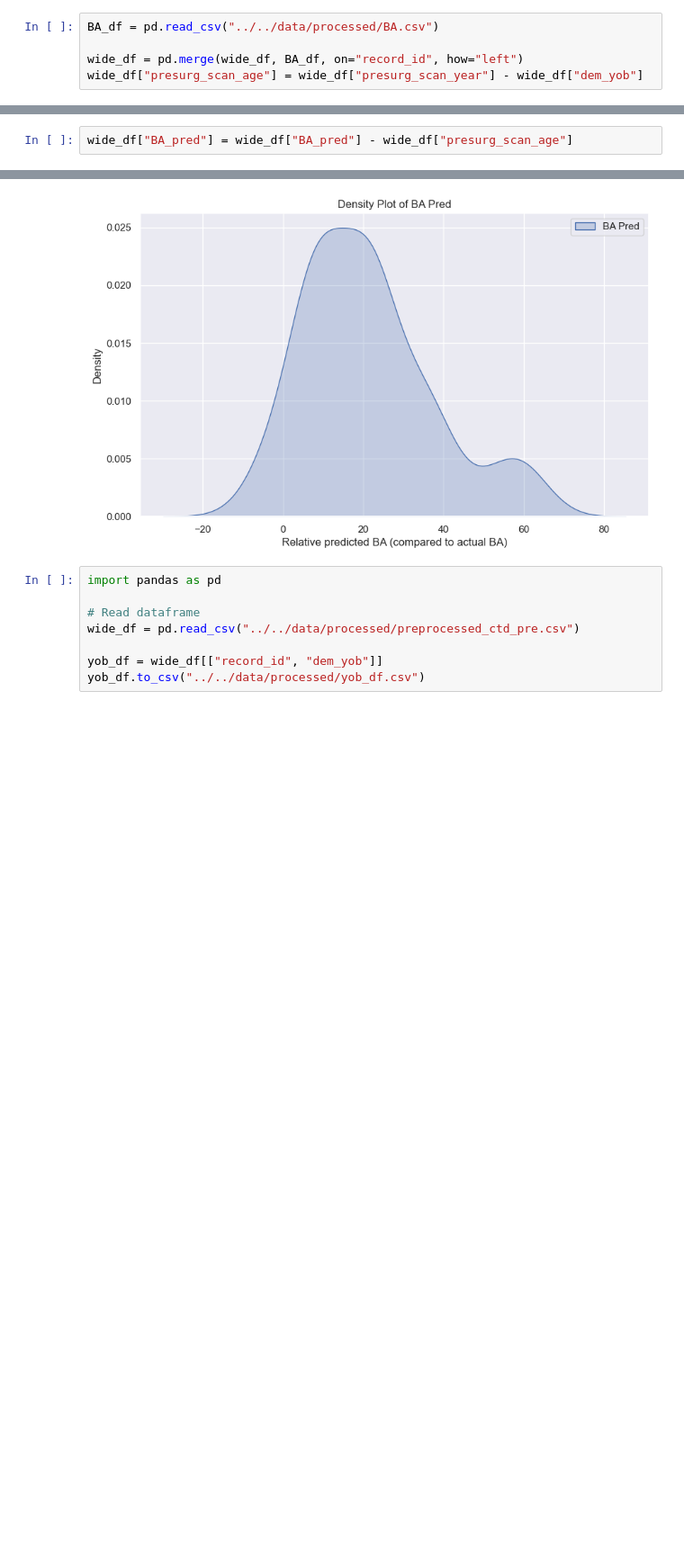
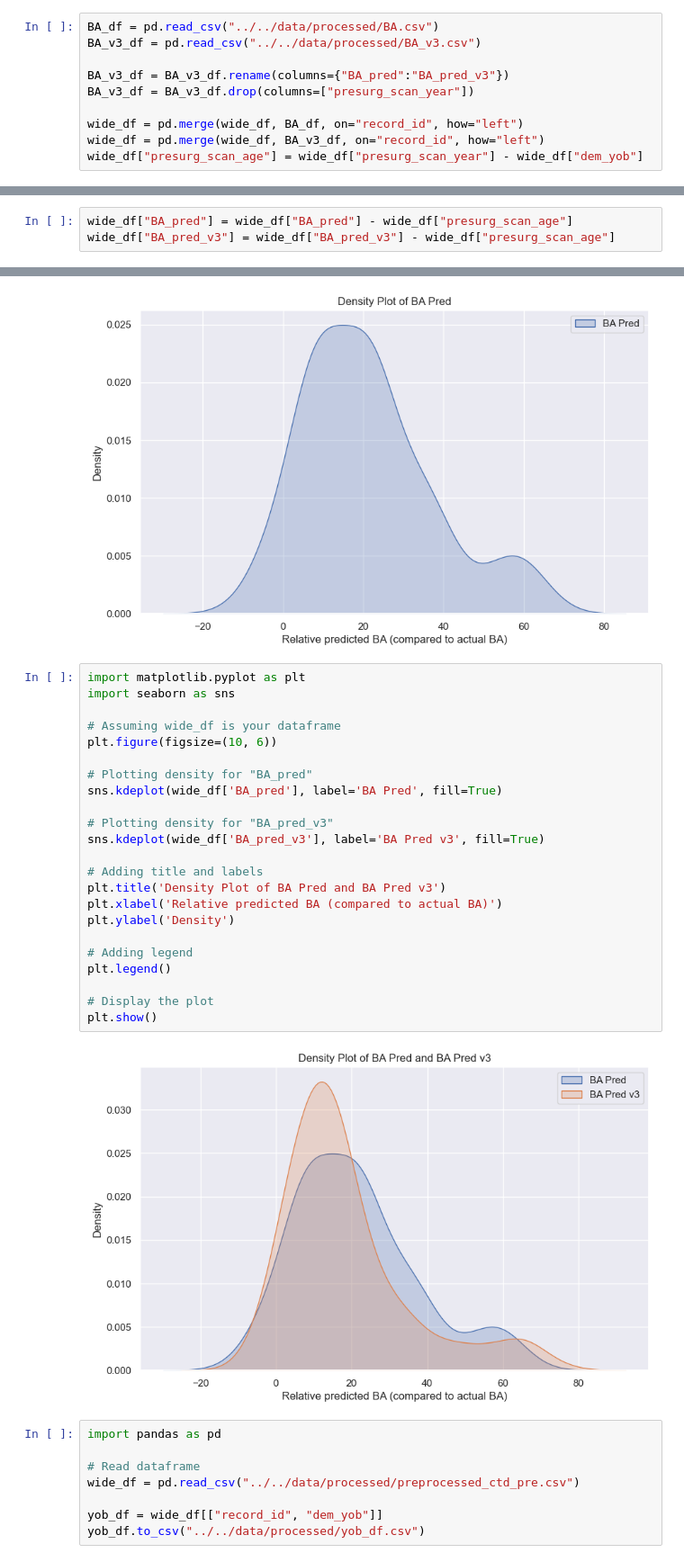
Before and after one commit to AmauryPelzer/Engel-outcome-prediction, a Jupyter notebook: notebooks/1. exploratory/exploratory.ipynb, the cells around one changed output, grey strips where cells are left out. Shown at 90% size. Drawn from its saved outputs; the diff is of its cells as text; blank space fills up the shorter version.

```diff
--- a/notebooks/1. exploratory/exploratory.ipynb
+++ b/notebooks/1. exploratory/exploratory.ipynb
@@ -802,8 +802,13 @@ wide_df[wide_df["epi_icd"]=="G40.109"][["resect_procedure___1", "resect_procedur
 107 rows × 12 columns
 # %%
 BA_df = pd.read_csv("../../data/processed/BA.csv")
+BA_v3_df = pd.read_csv("../../data/processed/BA_v3.csv")
+
+BA_v3_df = BA_v3_df.rename(columns={"BA_pred":"BA_pred_v3"})
+BA_v3_df = BA_v3_df.drop(columns=["presurg_scan_year"])
 
 wide_df = pd.merge(wide_df, BA_df, on="record_id", how="left")
+wide_df = pd.merge(wide_df, BA_v3_df, on="record_id", how="left")
 wide_df["presurg_scan_age"] = wide_df["presurg_scan_year"] - wide_df["dem_yob"]
 # %% [markdown]
 ### Density plot/Histogram of all participants
@@ -924,6 +929,7 @@ plt.show()
 [figure]
 # %%
 wide_df["BA_pred"] = wide_df["BA_pred"] - wide_df["presurg_scan_age"]
+wide_df["BA_pred_v3"] = wide_df["BA_pred_v3"] - wide_df["presurg_scan_age"]
 # %%
 wide_df[["record_id", "np_eval_date", "date_diff_neuropsychological_testing", "resect_date_last"]]
 # %% [output]
@@ -962,6 +968,31 @@ plt.legend()
 plt.show()
 # %% [output]
 [figure]
+# %%
+import matplotlib.pyplot as plt
+import seaborn as sns
+
+# Assuming wide_df is your dataframe
+plt.figure(figsize=(10, 6))
+
+# Plotting density for "BA_pred"
+sns.kdeplot(wide_df['BA_pred'], label='BA Pred', fill=True)
+
+# Plotting density for "BA_pred_v3"
+sns.kdeplot(wide_df['BA_pred_v3'], label='BA Pred v3', fill=True)
+
+# Adding title and labels
+plt.title('Density Plot of BA Pred and BA Pred v3')
+plt.xlabel('Relative predicted BA (compared to actual BA)')
+plt.ylabel('Density')
+
+# Adding legend
+plt.legend()
+
+# Display the plot
+plt.show()
+# %% [output]
+[figure, added]
 # %%
 import pandas as pd
 
```
